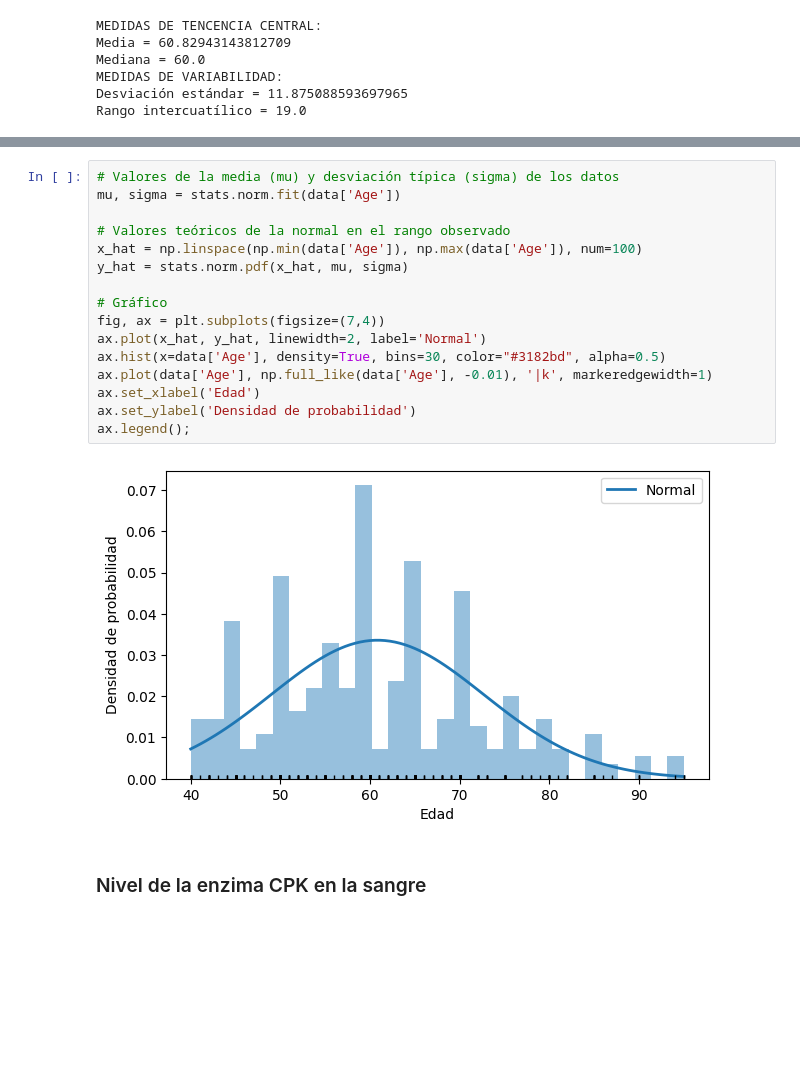
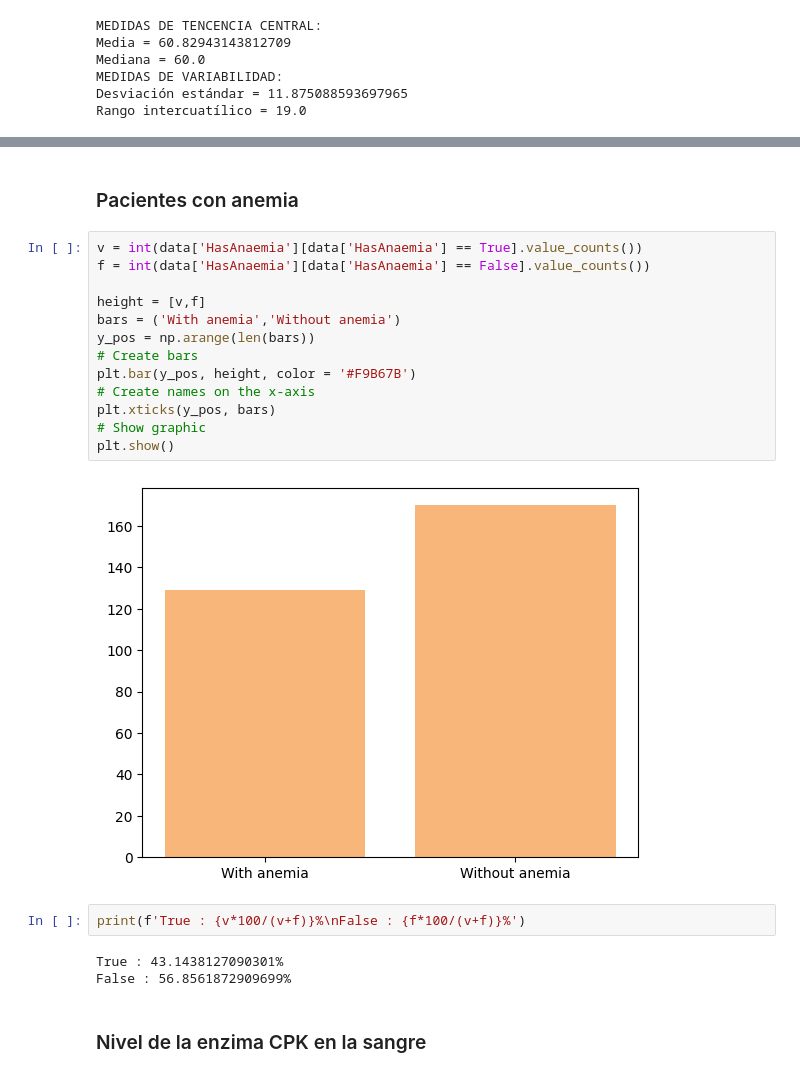
Before and after one commit to BertaVives/Analisis-de-la-insuficiencia-cardiaca, a Jupyter notebook: src/EDA.ipynb, the cells around one changed output, grey strips where cells are left out. Cells and saved outputs as stored; diff of their text form; blank space fills up the shorter version.

Commit message:
limpieza de datos

```diff
--- a/src/EDA.ipynb
+++ b/src/EDA.ipynb
@@ -158,20 +182,24 @@ plt.show()
-# %%
-# Valores de la media (mu) y desviación típica (sigma) de los datos
-mu, sigma = stats.norm.fit(data['Age'])
-
-# Valores teóricos de la normal en el rango observado
-x_hat = np.linspace(np.min(data['Age']), np.max(data['Age']), num=100)
-y_hat = stats.norm.pdf(x_hat, mu, sigma)
-
-# Gráfico
-fig, ax = plt.subplots(figsize=(7,4))
-ax.plot(x_hat, y_hat, linewidth=2, label='Normal')
-ax.hist(x=data['Age'], density=True, bins=30, color="#3182bd", alpha=0.5)
-ax.plot(data['Age'], np.full_like(data['Age'], -0.01), '|k', markeredgewidth=1)
-ax.set_xlabel('Edad')
-ax.set_ylabel('Densidad de probabilidad')
-ax.legend();
-# %% [output]
-[figure, removed]
+# %% [markdown]
+### Pacientes con anemia
+# %%
+v = int(data['HasAnaemia'][data['HasAnaemia'] == True].value_counts())
+f = int(data['HasAnaemia'][data['HasAnaemia'] == False].value_counts())
+
+height = [v,f]
+bars = ('With anemia','Without anemia')
+y_pos = np.arange(len(bars))
+# Create bars
+plt.bar(y_pos, height, color = '#F9B67B')
+# Create names on the x-axis
+plt.xticks(y_pos, bars)
+# Show graphic
+plt.show()
+# %% [output]
+[figure, added]
+# %%
+print(f'True : {v*100/(v+f)}%\nFalse : {f*100/(v+f)}%')
+# %% [output]
+True : 43.1438127090301%
+False : 56.8561872909699%
 # %% [markdown]
 ### Nivel de la enzima CPK en la sangre
```
Also changed, not shown: parts of 94 cells of this notebook, 2 other files.
